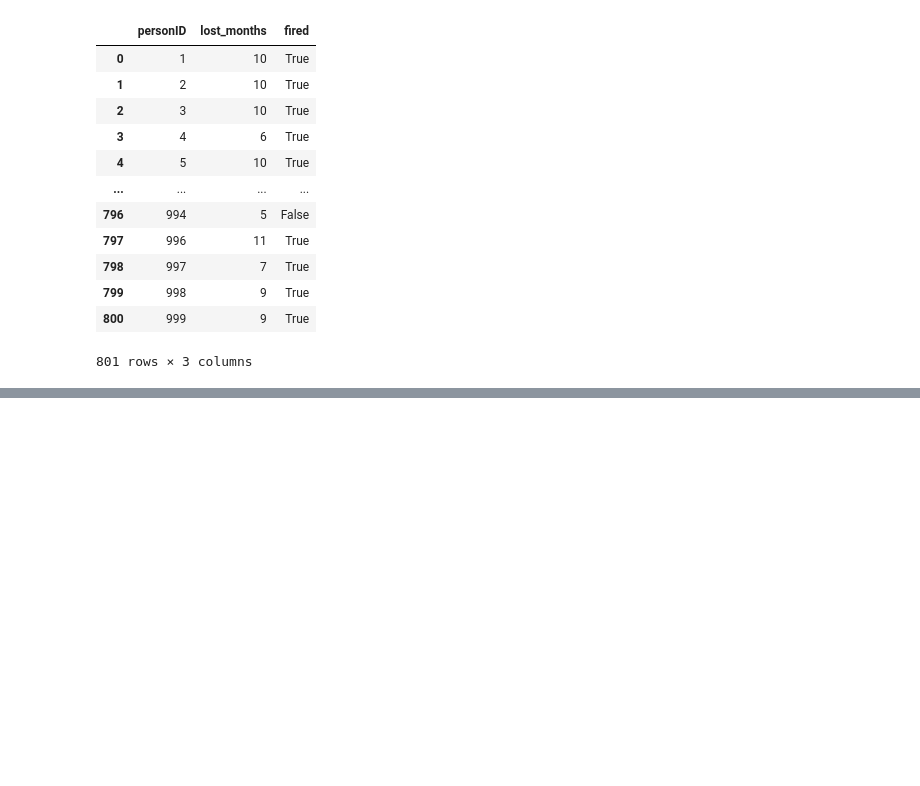
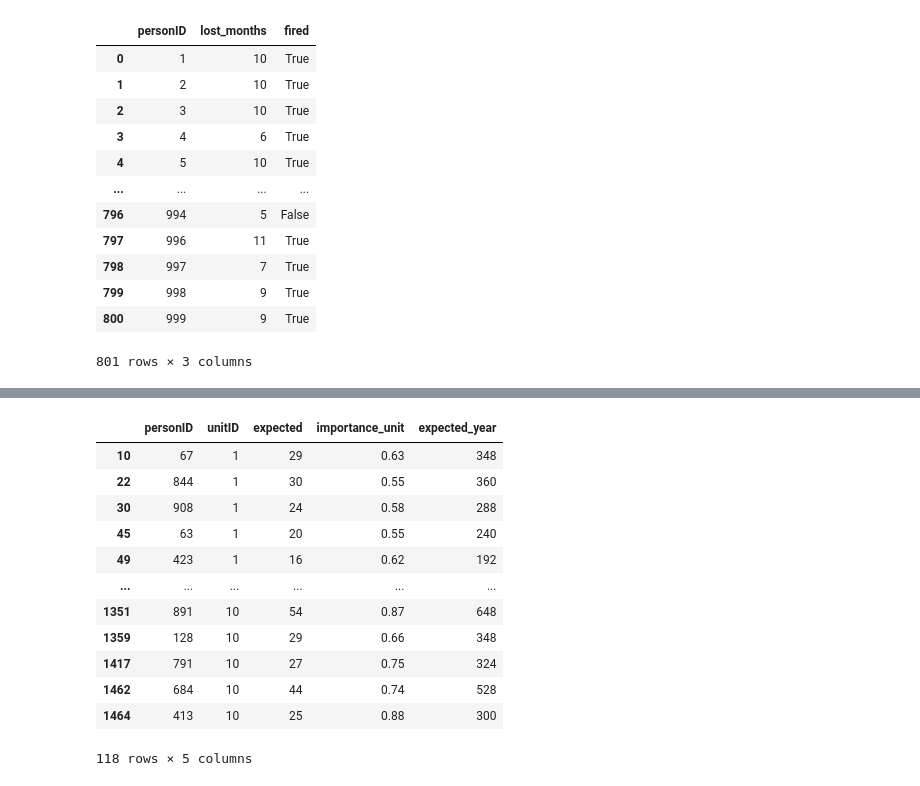
Before and after one commit to Mo-sharifi/time_company, a Jupyter notebook: main.ipynb, the cells around one changed output, grey strips where cells are left out. Drawn from its saved outputs; the diff is of its cells as text; code cells hidden in the pictures; blank space fills up the shorter version.

```diff
--- a/main.ipynb
+++ b/main.ipynb
@@ -228,0 +267,20 @@ survivors_list = fired.loc[~fired["fired"], "personID"].tolist()
+# %%
+expected_year = (
+    tab1_surv[["personID", "unitID", "expected", "importance_unit"]]
+        .assign(expected_year=lambda d: 12 * d["expected"])
+)
+expected_year
+# %% [output]
+|  | personID | unitID | expected | importance_unit | expected_year |
+| 10 | 67 | 1 | 29 | 0.63 | 348 |
+| 22 | 844 | 1 | 30 | 0.55 | 360 |
+| 30 | 908 | 1 | 24 | 0.58 | 288 |
+| 45 | 63 | 1 | 20 | 0.55 | 240 |
+| 49 | 423 | 1 | 16 | 0.62 | 192 |
+| ... | ... | ... | ... | ... | ... |
+| 1351 | 891 | 10 | 54 | 0.87 | 648 |
+| 1359 | 128 | 10 | 29 | 0.66 | 348 |
+| 1417 | 791 | 10 | 27 | 0.75 | 324 |
+| 1462 | 684 | 10 | 44 | 0.74 | 528 |
+| 1464 | 413 | 10 | 25 | 0.88 | 300 |
+118 rows × 5 columns
```
Also changed, not shown: parts of 6 cells of this notebook.
